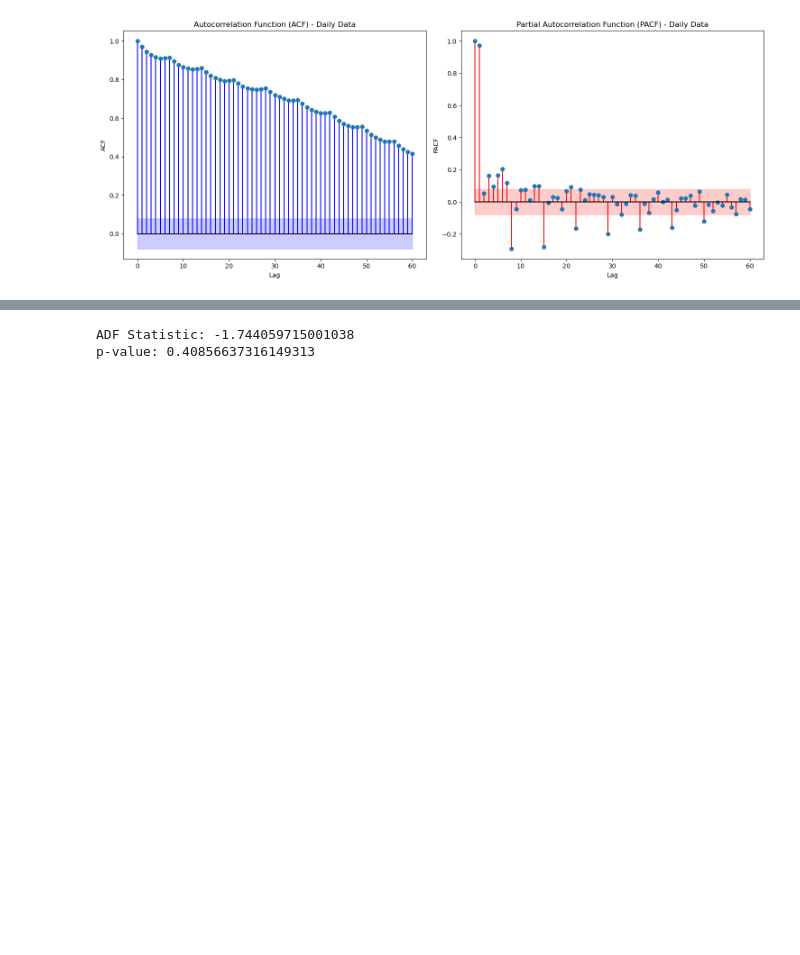
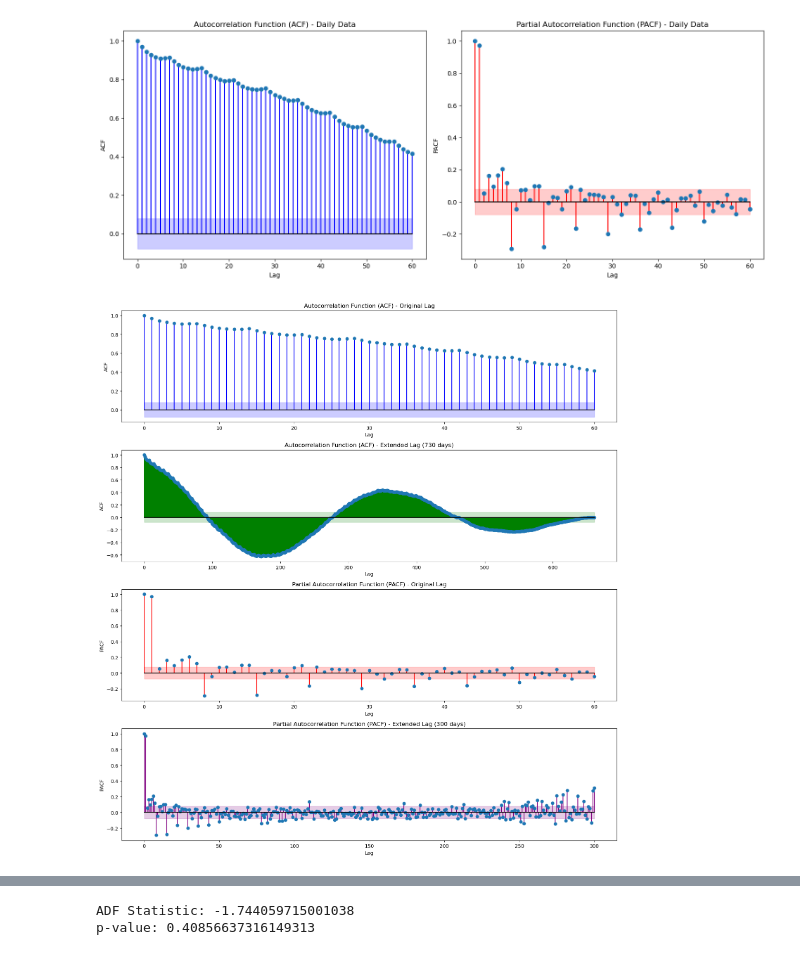
Before and after one commit to chowfi/electricity_demand_forecasting, a Jupyter notebook: notebooks/models.ipynb, the cells around one changed output, grey strips where cells are left out. Saved outputs shown, nothing was run; the diff lists cells and outputs as text; code cells hidden in the pictures; blank space fills up the shorter version.

```diff
--- a/notebooks/models.ipynb
+++ b/notebooks/models.ipynb
@@ -358,3 +358,43 @@ See the caveats in the documentation: https://pandas.pydata.org/pandas-docs/stab
   london_demand['date'] = london_demand['timestamp'].dt.date
 [figure]
 [figure]
+# %%
+#extended lag to show annual seasonality
+extended_n_lags = int(365 * 2)
+extended_n_lags_2 = 300
+extended_acf_estimate_daily = acf(train_signal_daily, nlags=extended_n_lags)
+extended_acf_error_estimate_daily = 2 / np.sqrt(len(train_signal_daily))
+
+extended_pacf_estimate_daily = pacf(train_signal_daily, nlags=extended_n_lags_2)
+extended_pacf_error_estimate_daily = 2 / np.sqrt(len(train_signal_daily))
+
+fig, axes = plt.subplots(4, 1, figsize=(15, 16))
+
+axes[0].stem(range(len(acf_estimate_daily)), acf_estimate_daily, linefmt='b', basefmt='k', use_line_collection=True)
+axes[0].fill_between(range(len(acf_estimate_daily)), acf_error_estimate_daily, -acf_error_estimate_daily, color='blue', alpha=0.2)
+axes[0].set_title("Autocorrelation Function (ACF) - Original Lag")
+axes[0].set_xlabel("Lag")
+axes[0].set_ylabel("ACF")
+
+axes[1].stem(range(len(extended_acf_estimate_daily)), extended_acf_estimate_daily, linefmt='g', basefmt='k', use_line_collection=True)
+axes[1].fill_between(range(len(extended_acf_estimate_daily)), extended_acf_error_estimate_daily, -extended_acf_error_estimate_daily, color='green', alpha=0.2)
+axes[1].set_title(f"Autocorrelation Function (ACF) - Extended Lag ({extended_n_lags} days)")
+axes[1].set_xlabel("Lag")
+axes[1].set_ylabel("ACF")
+
+axes[2].stem(range(len(pacf_estimate_daily)), pacf_estimate_daily, linefmt='r', basefmt='k', use_line_collection=True)
+axes[2].fill_between(range(len(pacf_estimate_daily)), pacf_error_estimate_daily, -pacf_error_estimate_daily, color='red', alpha=0.2)
+axes[2].set_title("Partial Autocorrelation Function (PACF) - Original Lag")
+axes[2].set_xlabel("Lag")
+axes[2].set_ylabel("PACF")
+
+axes[3].stem(range(len(extended_pacf_estimate_daily)), extended_pacf_estimate_daily, linefmt='purple', basefmt='k', use_line_collection=True)
+axes[3].fill_between(range(len(extended_pacf_estimate_daily)), extended_pacf_error_estimate_daily, -extended_pacf_error_estimate_daily, color='purple', alpha=0.2)
+axes[3].set_title(f"Partial Autocorrelation Function (PACF) - Extended Lag ({extended_n_lags_2} days)")
+axes[3].set_xlabel("Lag")
+axes[3].set_ylabel("PACF")
+
+plt.tight_layout()
+plt.show()
+# %% [output]
+[figure, added]
```
Also changed, not shown: parts of 16 cells of this notebook.
